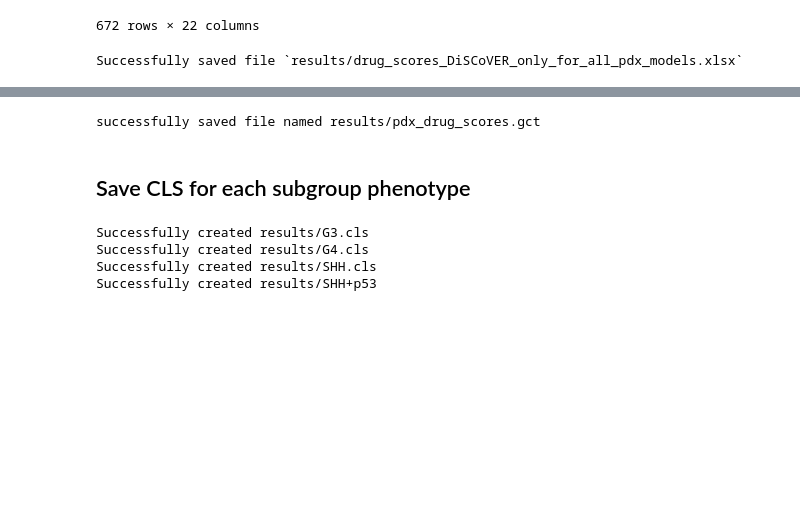
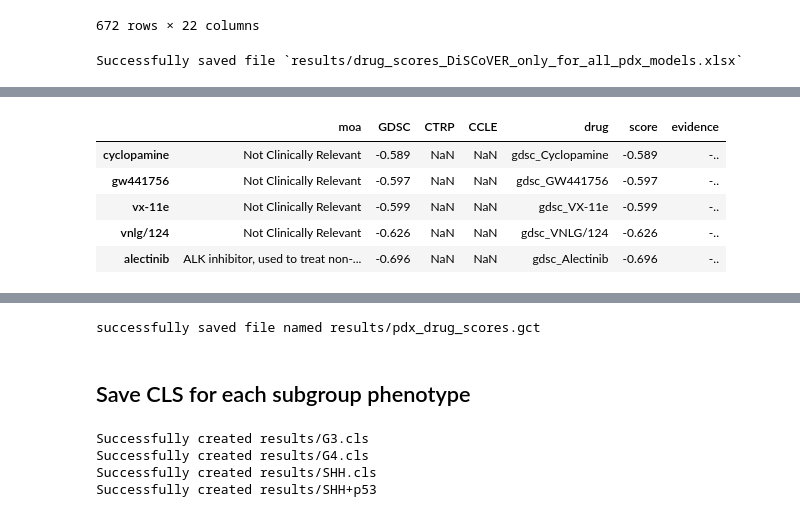
Before and after one commit to edjuaro/pdx-hts, a Jupyter notebook: Notebooks/step_3-post_process_DiSCoVER_results.ipynb, the cells around one changed output, grey strips where cells are left out. Drawn from its saved outputs; the diff is of its cells as text; code cells hidden in the pictures; blank space fills up the shorter version.

```diff
--- a/Notebooks/step_3-post_process_DiSCoVER_results.ipynb
+++ b/Notebooks/step_3-post_process_DiSCoVER_results.ipynb
@@ -202,3 +207,12 @@ temp_df.head()
+# %%
+temp_df.tail()
+# %% [output]
+|  | moa | GDSC | CTRP | CCLE | drug | score | evidence |
+| cyclopamine | Not Clinically Relevant | -0.589 | NaN | NaN | gdsc_Cyclopamine | -0.589 | -.. |
+| gw441756 | Not Clinically Relevant | -0.597 | NaN | NaN | gdsc_GW441756 | -0.597 | -.. |
+| vx-11e | Not Clinically Relevant | -0.599 | NaN | NaN | gdsc_VX-11e | -0.599 | -.. |
+| vnlg/124 | Not Clinically Relevant | -0.626 | NaN | NaN | gdsc_VNLG/124 | -0.626 | -.. |
+| alectinib | ALK inhibitor, used to treat non-... | -0.696 | NaN | NaN | gdsc_Alectinib | -0.696 | -.. |
 # %%
 # load combined results
 writer = pd.ExcelWriter('results/drug_ranks_for_all_pdx_models.xlsx', engine='xlsxwriter')
```
Also changed, not shown: parts of 13 cells of this notebook, 27 other files.
